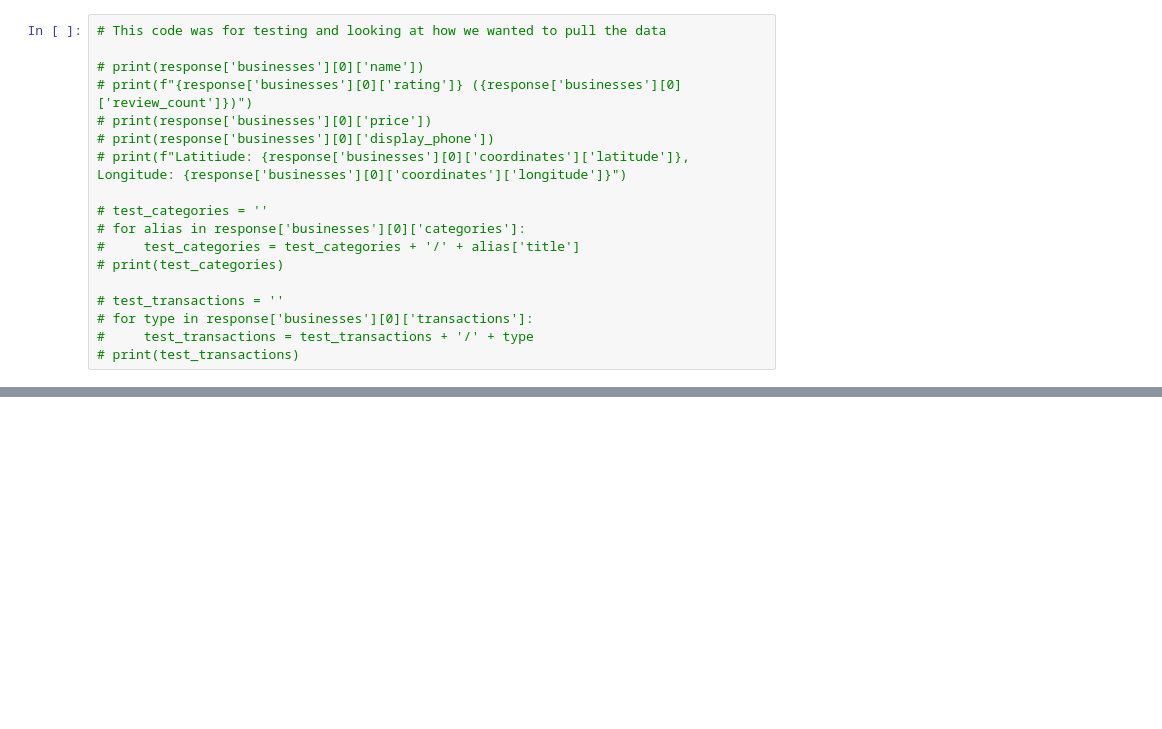
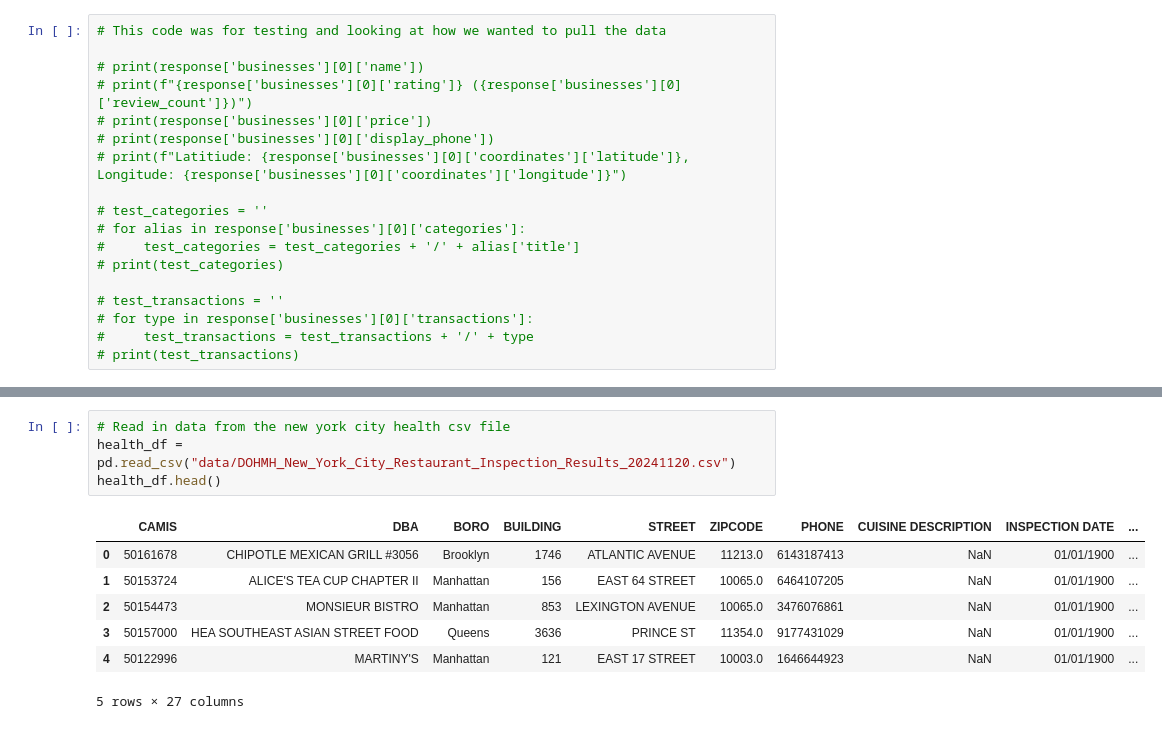
Before and after one commit to YannisPapa/Project-3, a Jupyter notebook: Project-3.ipynb, the cells around one changed output, grey strips where cells are left out. Cells and saved outputs as stored; diff of their text form; blank space fills up the shorter version.

```diff
--- a/Project-3.ipynb
+++ b/Project-3.ipynb
@@ -114,0 +245,12 @@ restaurant_data_df.to_csv("data/restaurant_data.csv",mode='a',header=False)
+# %%
+# Read in data from the new york city health csv file
+health_df = pd.read_csv("data/DOHMH_New_York_City_Restaurant_Inspection_Results_20241120.csv")
+health_df.head()
+# %% [output]
+|  | CAMIS | DBA | BORO | BUILDING | STREET | ZIPCODE | PHONE | CUISINE DESCRIPTION | INSPECTION DATE | ... |
+| 0 | 50161678 | CHIPOTLE MEXICAN GRILL #3056 | Brooklyn | 1746 | ATLANTIC AVENUE | 11213.0 | 6143187413 | NaN | 01/01/1900 | ... |
+| 1 | 50153724 | ALICE'S TEA CUP CHAPTER II | Manhattan | 156 | EAST 64 STREET | 10065.0 | 6464107205 | NaN | 01/01/1900 | ... |
+| 2 | 50154473 | MONSIEUR BISTRO | Manhattan | 853 | LEXINGTON AVENUE | 10065.0 | 3476076861 | NaN | 01/01/1900 | ... |
+| 3 | 50157000 | HEA SOUTHEAST ASIAN STREET FOOD | Queens | 3636 | PRINCE ST | 11354.0 | 9177431029 | NaN | 01/01/1900 | ... |
+| 4 | 50122996 | MARTINY'S | Manhattan | 121 | EAST 17 STREET | 10003.0 | 1646644923 | NaN | 01/01/1900 | ... |
+5 rows × 27 columns
```
Also changed, not shown: parts of 10 cells of this notebook, 2 other files.
